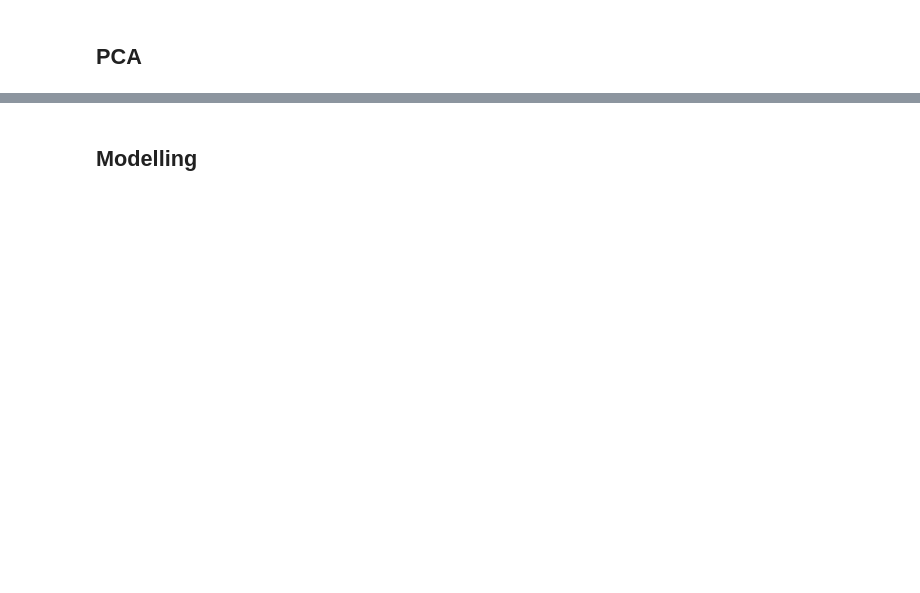
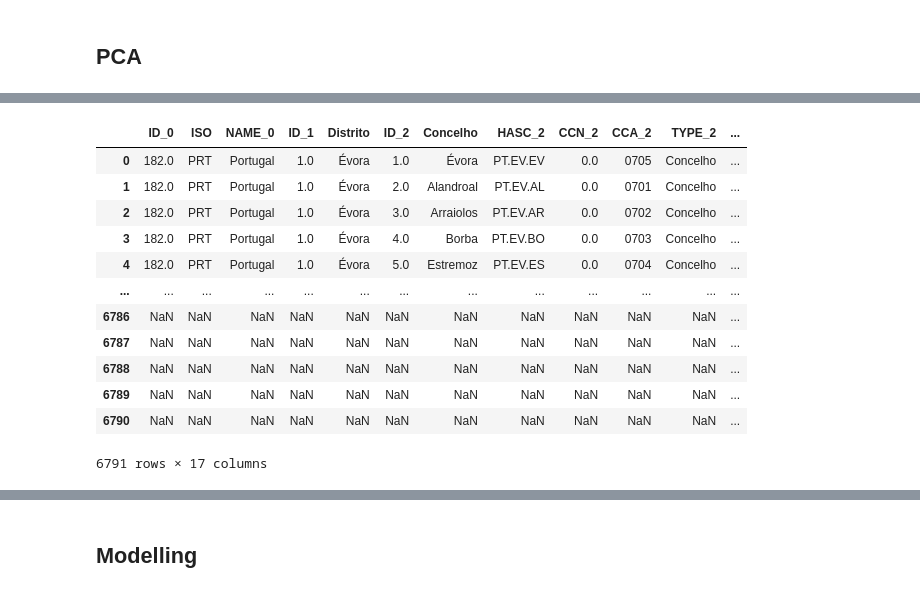
Before and after one commit to Vullkano/pfacd, a Jupyter notebook: rascunhos/freitas/5.NSupervisionada.ipynb, the cells around one changed output, grey strips where cells are left out. Drawn from its saved outputs; the diff is of its cells as text; code cells hidden in the pictures; blank space fills up the shorter version.

```diff
--- a/rascunhos/freitas/5.NSupervisionada.ipynb
+++ b/rascunhos/freitas/5.NSupervisionada.ipynb
@@ -571,0 +742,18 @@ print(pca.singular_values_)
+# %%
+Freguesias_com_clusters2 = pd.concat([Concelho, concelhos_mapa], axis=1)
+
+Freguesias_com_clusters2
+# %% [output]
+|  | ID_0 | ISO | NAME_0 | ID_1 | Distrito | ID_2 | Concelho | HASC_2 | CCN_2 | CCA_2 | TYPE_2 | ... |
+| 0 | 182.0 | PRT | Portugal | 1.0 | Évora | 1.0 | Évora | PT.EV.EV | 0.0 | 0705 | Concelho | ... |
+| 1 | 182.0 | PRT | Portugal | 1.0 | Évora | 2.0 | Alandroal | PT.EV.AL | 0.0 | 0701 | Concelho | ... |
+| 2 | 182.0 | PRT | Portugal | 1.0 | Évora | 3.0 | Arraiolos | PT.EV.AR | 0.0 | 0702 | Concelho | ... |
+| 3 | 182.0 | PRT | Portugal | 1.0 | Évora | 4.0 | Borba | PT.EV.BO | 0.0 | 0703 | Concelho | ... |
+| 4 | 182.0 | PRT | Portugal | 1.0 | Évora | 5.0 | Estremoz | PT.EV.ES | 0.0 | 0704 | Concelho | ... |
+| ... | ... | ... | ... | ... | ... | ... | ... | ... | ... | ... | ... | ... |
+| 6786 | NaN | NaN | NaN | NaN | NaN | NaN | NaN | NaN | NaN | NaN | NaN | ... |
+| 6787 | NaN | NaN | NaN | NaN | NaN | NaN | NaN | NaN | NaN | NaN | NaN | ... |
+| 6788 | NaN | NaN | NaN | NaN | NaN | NaN | NaN | NaN | NaN | NaN | NaN | ... |
+| 6789 | NaN | NaN | NaN | NaN | NaN | NaN | NaN | NaN | NaN | NaN | NaN | ... |
+| 6790 | NaN | NaN | NaN | NaN | NaN | NaN | NaN | NaN | NaN | NaN | NaN | ... |
+6791 rows × 17 columns
```
Also changed, not shown: parts of 55 cells of this notebook.
